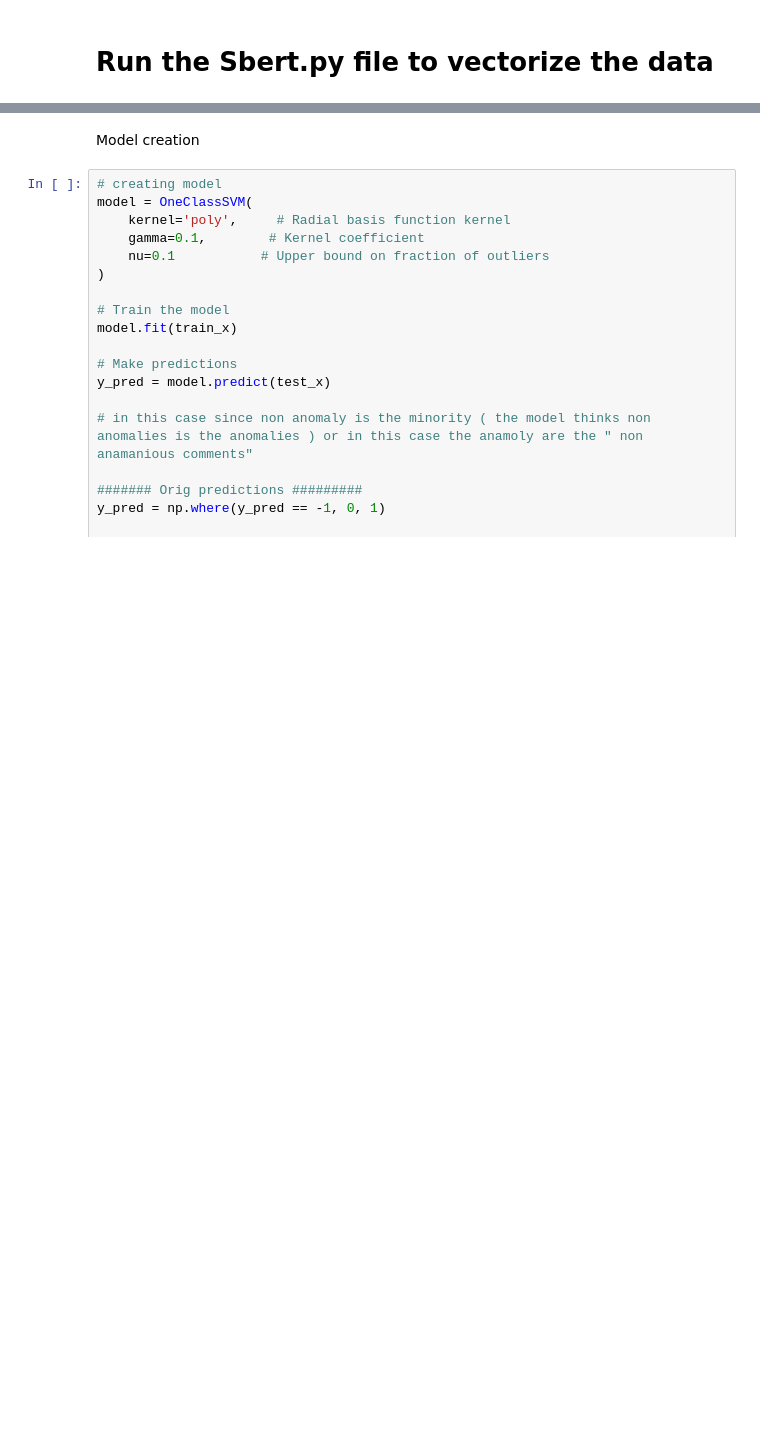
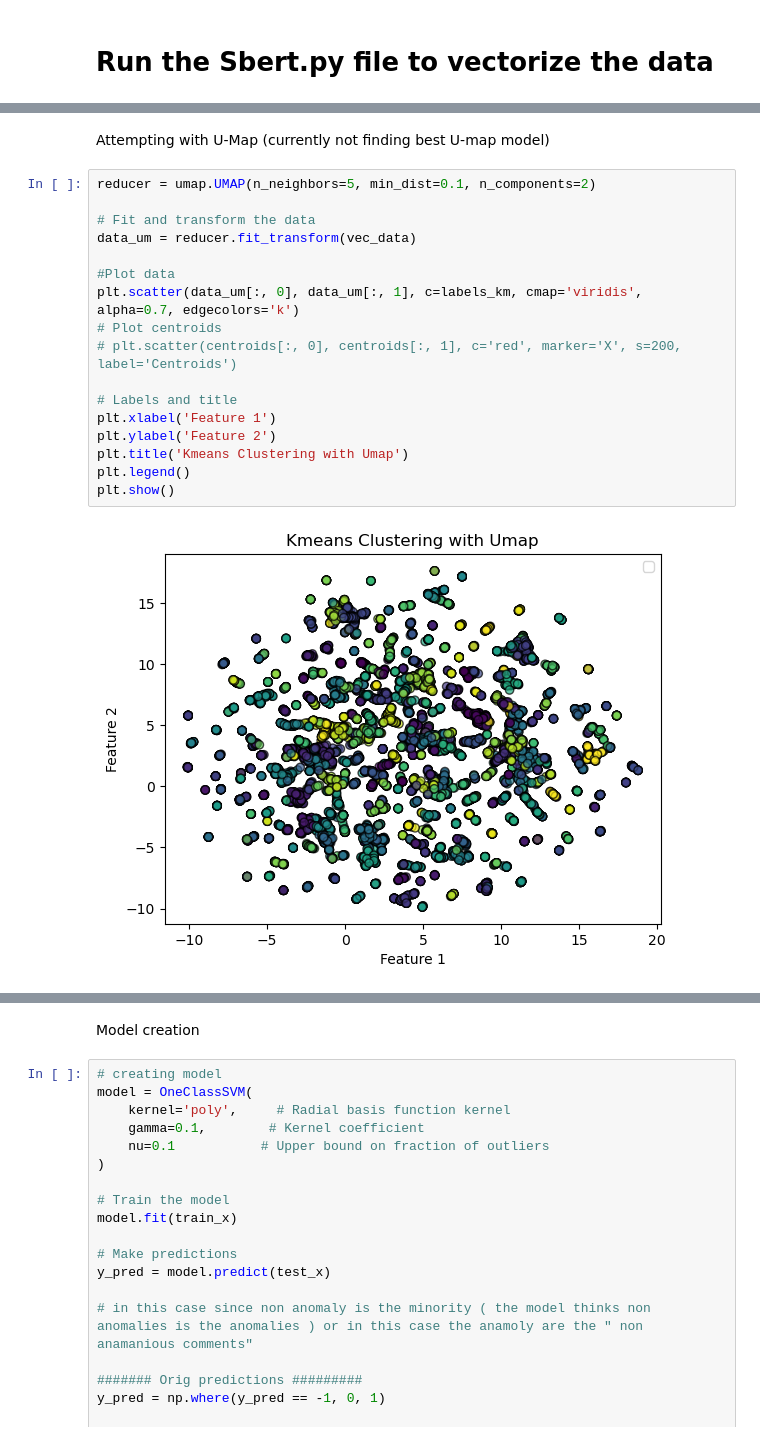
Before and after one commit to ChehakA/PNC-Multi-modal-anomaly-detection, a Jupyter notebook: off_notebook.ipynb, the cells around one changed output, grey strips where cells are left out. Drawn from its saved outputs; the diff is of its cells as text; blank space fills up the shorter version.

```diff
--- a/off_notebook.ipynb
+++ b/off_notebook.ipynb
@@ -299,0 +469,21 @@ train_x,test_x,train_y,test_y= train_test_split(vec_data,data['label'],train_siz
+# %% [markdown]
+Attempting with U-Map (currently not finding best U-map model)
+# %%
+reducer = umap.UMAP(n_neighbors=5, min_dist=0.1, n_components=2)
+
+# Fit and transform the data
+data_um = reducer.fit_transform(vec_data)
+
+#Plot data
+plt.scatter(data_um[:, 0], data_um[:, 1], c=labels_km, cmap='viridis', alpha=0.7, edgecolors='k')
+# Plot centroids
+# plt.scatter(centroids[:, 0], centroids[:, 1], c='red', marker='X', s=200, label='Centroids')
+
+# Labels and title
+plt.xlabel('Feature 1')
+plt.ylabel('Feature 2')
+plt.title('Kmeans Clustering with Umap')
+plt.legend()
+plt.show()
+# %% [output]
+[figure, added]
```
Also changed, not shown: parts of 65 cells of this notebook.
